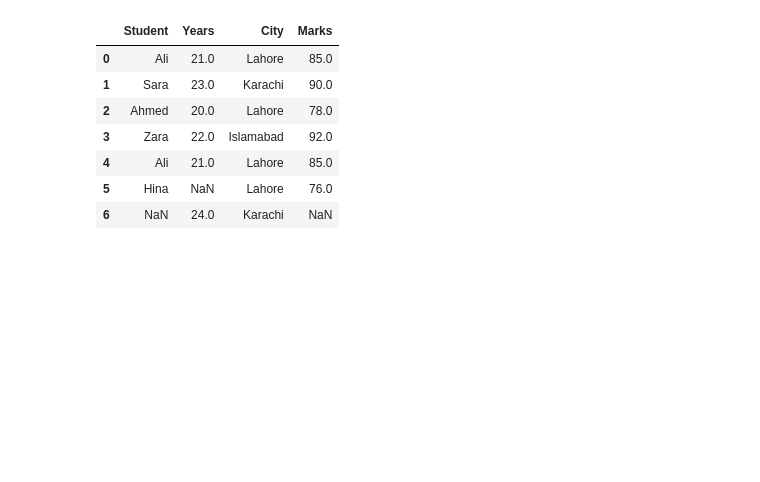
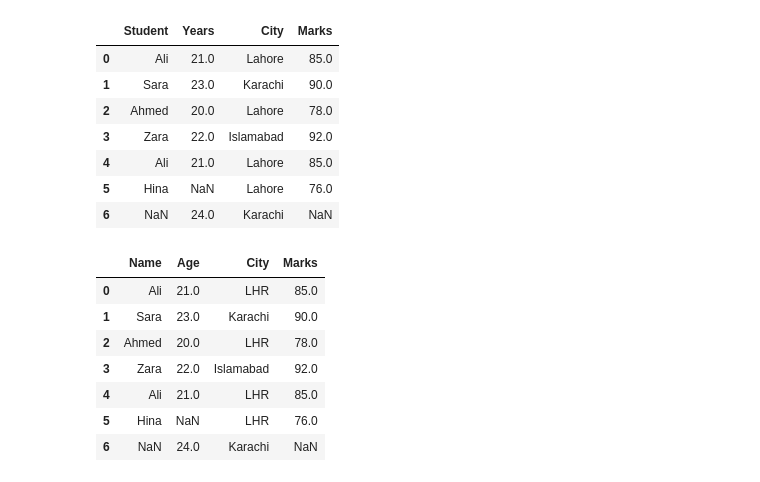
Before and after one commit to umer1730/Semester-2, a Jupyter notebook: Sem 3/Pandas/inspecting_data.ipynb, the cells around one changed output. Drawn from its saved outputs; the diff is of its cells as text; code cells hidden in the pictures; blank space fills up the shorter version.

Commit message:
replace data

```diff
--- a/Sem 3/Pandas/inspecting_data.ipynb
+++ b/Sem 3/Pandas/inspecting_data.ipynb
@@ -262,3 +262,15 @@ df1
 | 4 | Ali | 21.0 | Lahore | 85.0 |
 | 5 | Hina | NaN | Lahore | 76.0 |
 | 6 | NaN | 24.0 | Karachi | NaN |
+# %%
+df1 = df.replace("Lahore","LHR")
+df1
+# %% [output]
+|  | Name | Age | City | Marks |
+| 0 | Ali | 21.0 | LHR | 85.0 |
+| 1 | Sara | 23.0 | Karachi | 90.0 |
+| 2 | Ahmed | 20.0 | LHR | 78.0 |
+| 3 | Zara | 22.0 | Islamabad | 92.0 |
+| 4 | Ali | 21.0 | LHR | 85.0 |
+| 5 | Hina | NaN | LHR | 76.0 |
+| 6 | NaN | 24.0 | Karachi | NaN |
```
Also changed, not shown: parts of 1 cell of this notebook.
